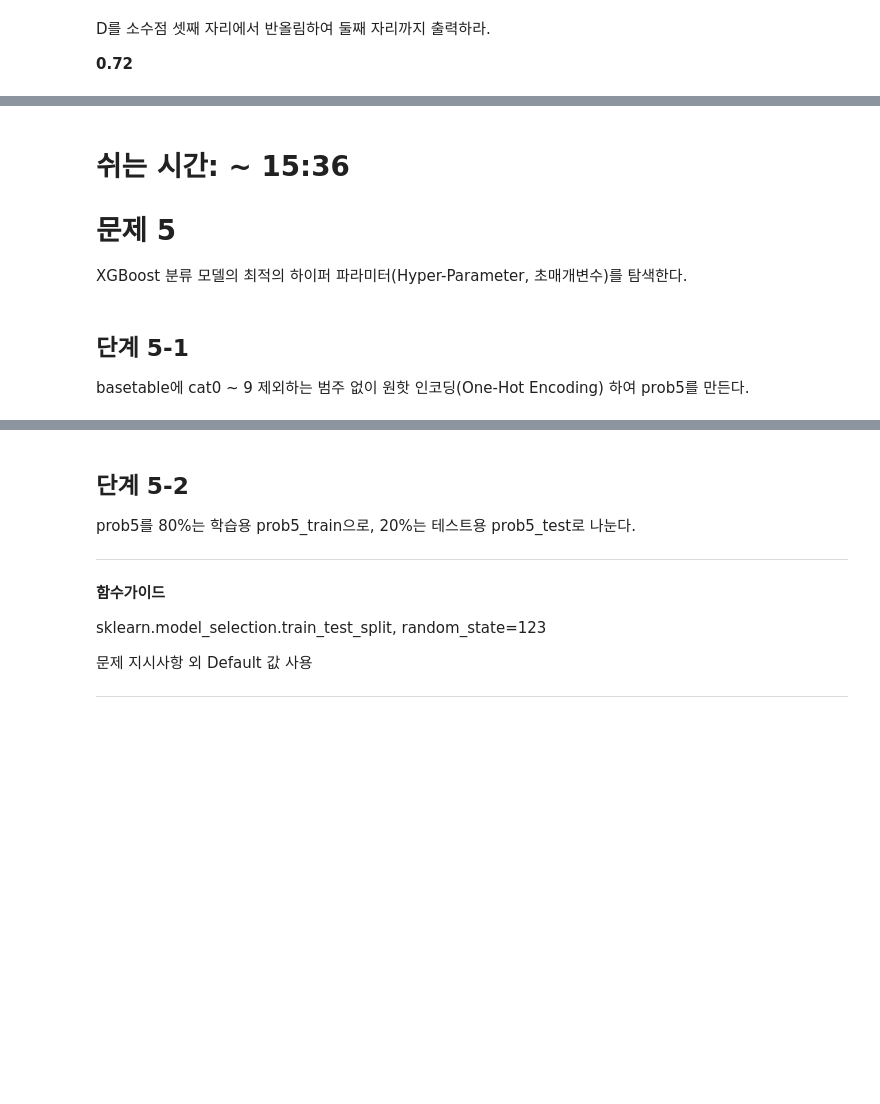
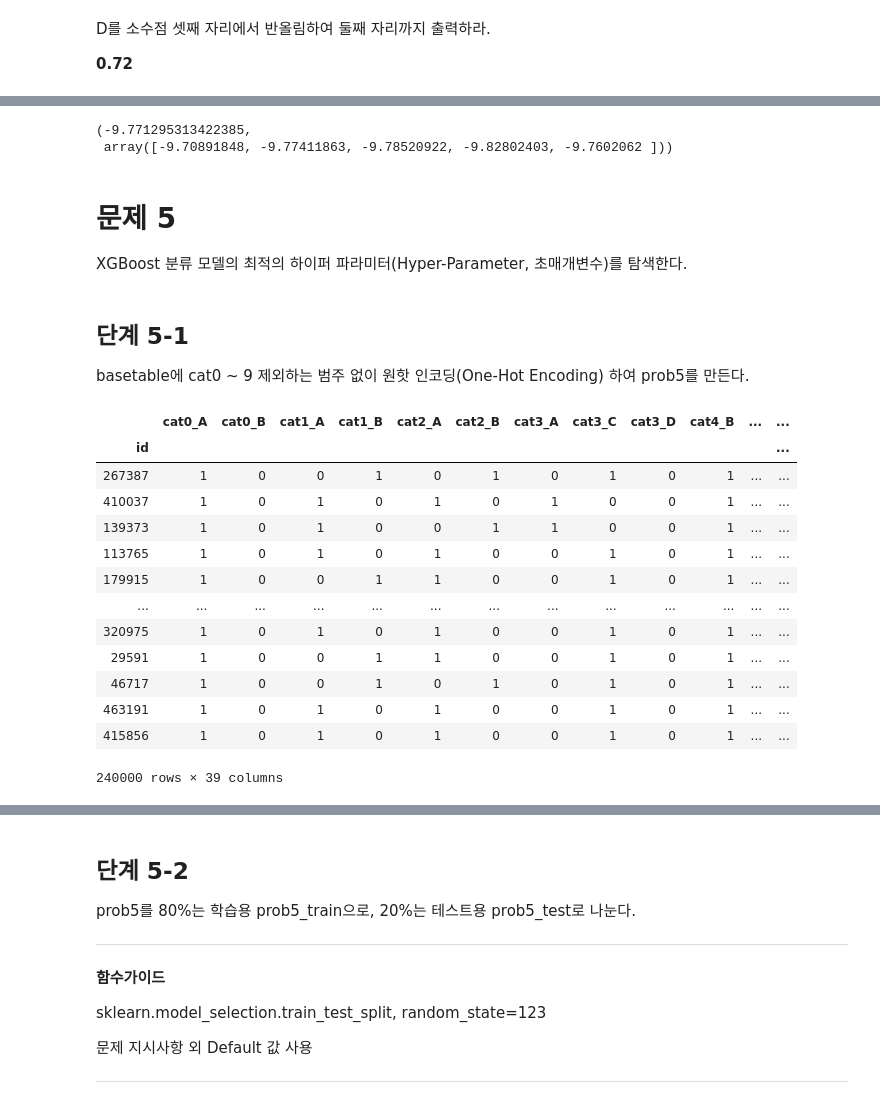
Before and after one commit to sunkusun9/DS_lv3_2311_2, a Jupyter notebook: sec_ds_lv3_prob2_prob.ipynb, the cells around one changed output, grey strips where cells are left out. Saved outputs shown, nothing was run; the diff lists cells and outputs as text; code cells hidden in the pictures; blank space fills up the shorter version.

```diff
--- a/sec_ds_lv3_prob2_prob.ipynb
+++ b/sec_ds_lv3_prob2_prob.ipynb
@@ -1209,6 +1202,18 @@ np.mean(score_), score_
+# %%
+from sklearn.model_selection import cross_val_score, KFold
+cv = KFold(n_splits=5, random_state=123, shuffle=True)
+X_rd = ['cont{}_q'.format(i) for i in range(14)] + ohe.get_feature_names(X_cat).tolist()
+score_ = cross_val_score(
+    reg_rd,
+    df_prob4_train[X_rd],
+    df_prob4_train['target'],
+    cv=cv, scoring=scoring_mape # make_scorer에서 반환한 객체를 전달합니다.
+)
+np.mean(score_), score_
+# %% [output]
+(-9.771295313422385,
+ array([-9.70891848, -9.77411863, -9.78520922, -9.82802403, -9.7602062 ]))
 # %% [markdown]
-# 쉬는 시간: ~ 15:36
-
 # 문제 5
 
 
@@ -1217,3 +1222,23 @@ XGBoost 분류 모델의 최적의 하이퍼 파라미터(Hyper-Parameter, 초
 ## 단계 5-1
 
 basetable에 cat0 ~ 9 제외하는 범주 없이 원핫 인코딩(One-Hot Encoding) 하여 prob5를 만든다.
+# %%
+df_prob5 = pd.get_dummies(df_basetable, columns=['cat{}'.format(i) for i in range(10)])
+# %%
+X_cat = [i for i in df_prob3.columns if i.startswith('cat')]
+df_prob5[X_cat]
+# %% [output]
+|  | cat0_A | cat0_B | cat1_A | cat1_B | cat2_A | cat2_B | cat3_A | cat3_C | cat3_D | cat4_B | ... | ... |
+| id |  |  |  |  |  |  |  |  |  |  |  | ... |
+| 267387 | 1 | 0 | 0 | 1 | 0 | 1 | 0 | 1 | 0 | 1 | ... | ... |
+| 410037 | 1 | 0 | 1 | 0 | 1 | 0 | 1 | 0 | 0 | 1 | ... | ... |
+| 139373 | 1 | 0 | 1 | 0 | 0 | 1 | 1 | 0 | 0 | 1 | ... | ... |
+| 113765 | 1 | 0 | 1 | 0 | 1 | 0 | 0 | 1 | 0 | 1 | ... | ... |
+| 179915 | 1 | 0 | 0 | 1 | 1 | 0 | 0 | 1 | 0 | 1 | ... | ... |
+| ... | ... | ... | ... | ... | ... | ... | ... | ... | ... | ... | ... | ... |
+| 320975 | 1 | 0 | 1 | 0 | 1 | 0 | 0 | 1 | 0 | 1 | ... | ... |
+| 29591 | 1 | 0 | 0 | 1 | 1 | 0 | 0 | 1 | 0 | 1 | ... | ... |
+| 46717 | 1 | 0 | 0 | 1 | 0 | 1 | 0 | 1 | 0 | 1 | ... | ... |
+| 463191 | 1 | 0 | 1 | 0 | 1 | 0 | 0 | 1 | 0 | 1 | ... | ... |
+| 415856 | 1 | 0 | 1 | 0 | 1 | 0 | 0 | 1 | 0 | 1 | ... | ... |
+240000 rows × 39 columns
```
Also changed, not shown: parts of 92 cells of this notebook.
